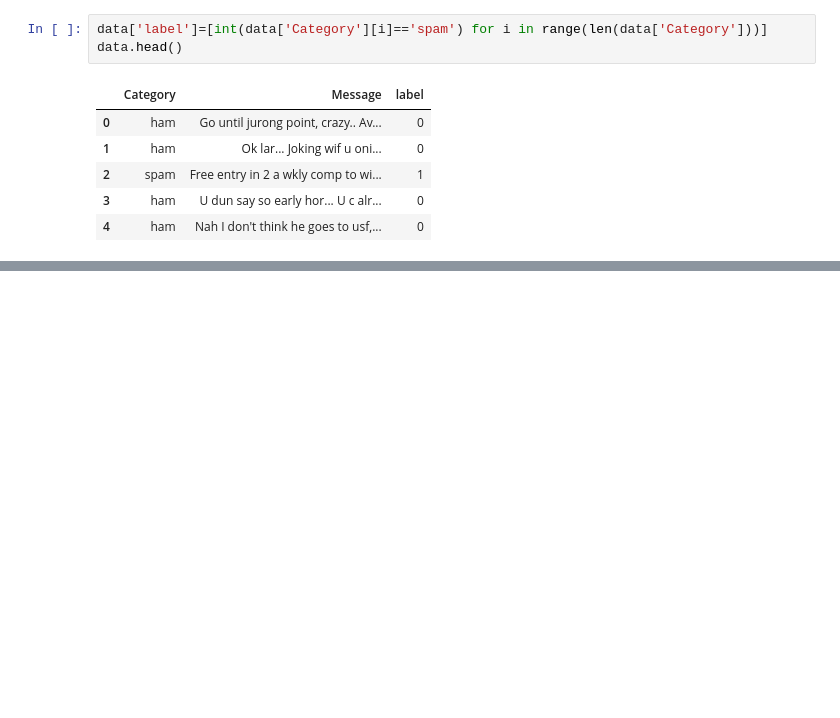
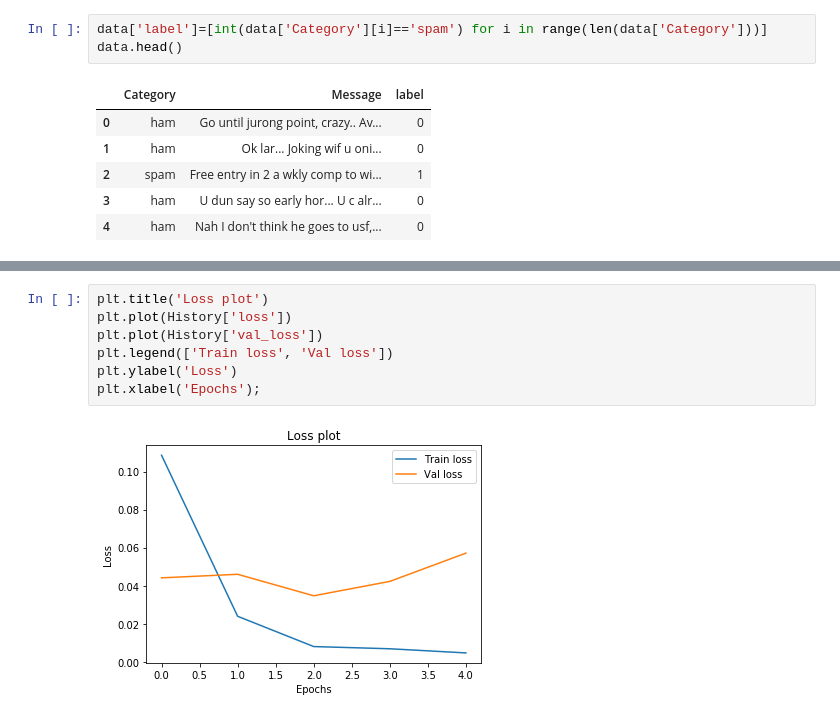
Before and after one commit to geekycodess/Spam-Message-Detector, a Jupyter notebook: LSTM Model.ipynb, the cells around one changed output, grey strips where cells are left out. Drawn from its saved outputs; the diff is of its cells as text; blank space fills up the shorter version.

```diff
--- a/LSTM Model.ipynb
+++ b/LSTM Model.ipynb
@@ -37,0 +159,9 @@ data.head()
+# %%
+plt.title('Loss plot')
+plt.plot(History['loss'])
+plt.plot(History['val_loss'])
+plt.legend(['Train loss', 'Val loss'])
+plt.ylabel('Loss')
+plt.xlabel('Epochs');
+# %% [output]
+[figure, added]
```
Also changed, not shown: parts of 21 cells of this notebook, 3 other files.
